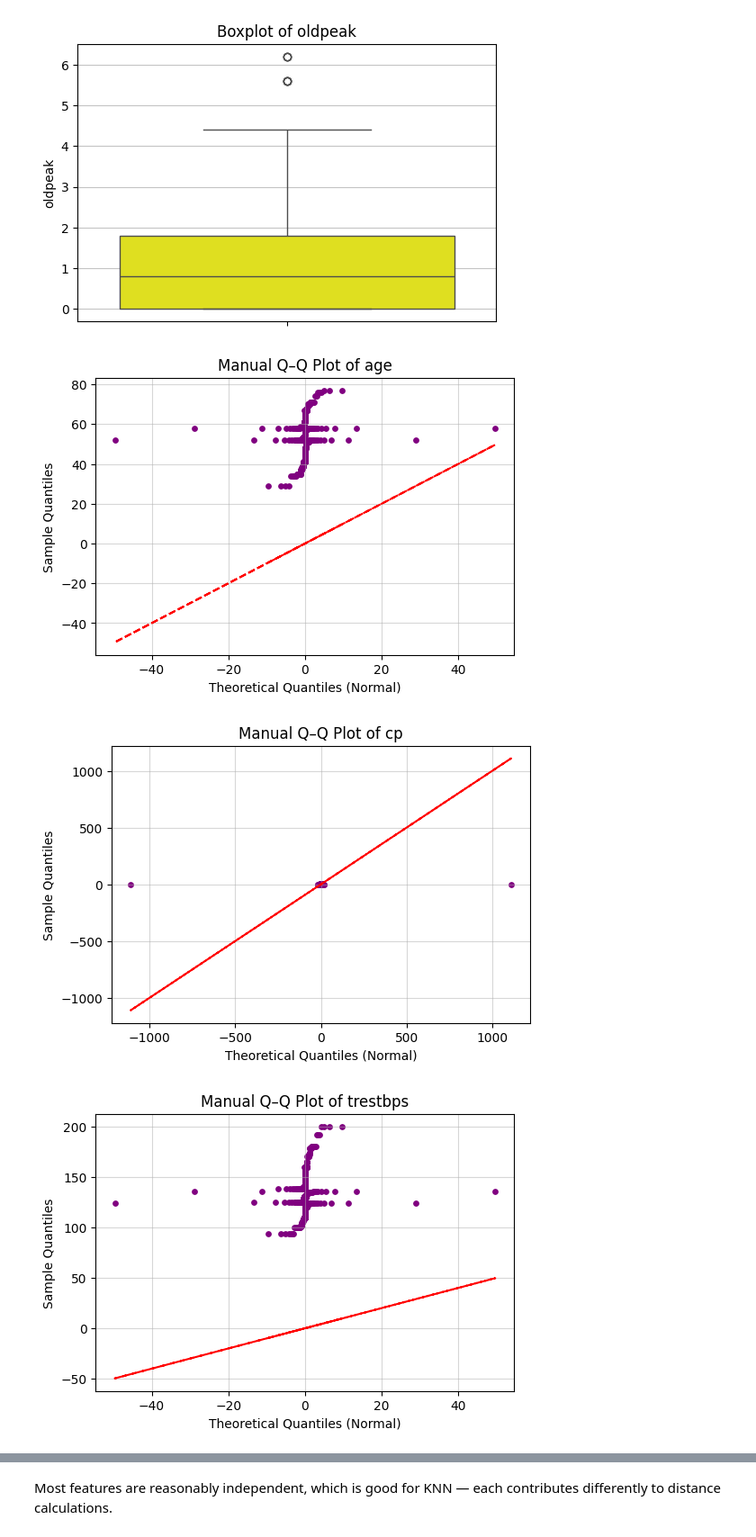
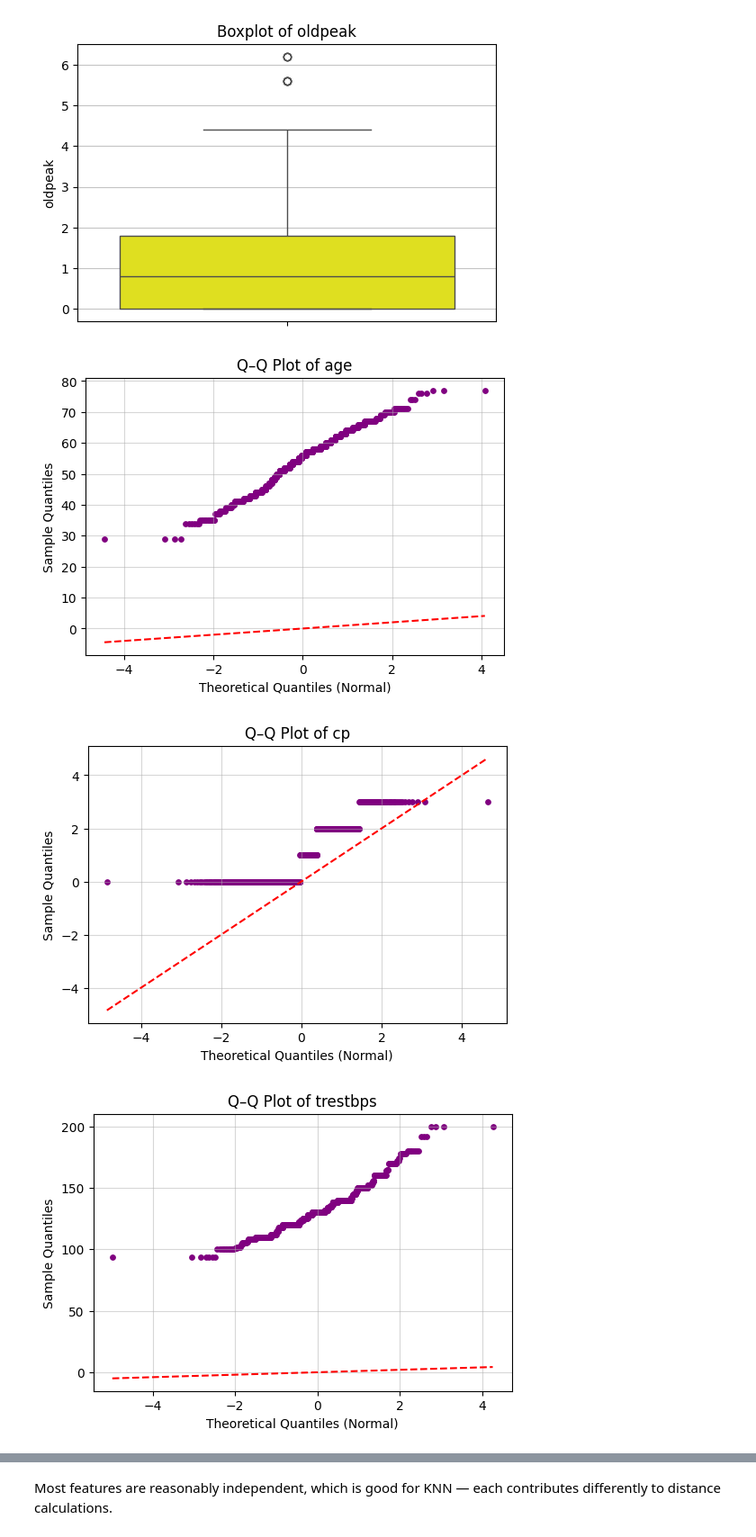
Before and after one commit to rose-giant/Data-Mining-Course-Projects, a Jupyter notebook: knn.ipynb, the cells around one changed output, grey strips where cells are left out. Shown at 90% size. Cells and saved outputs as stored; diff of their text form; code cells hidden in the pictures.

Commit message:
feat: Q-Q plots generated

```diff
--- a/knn.ipynb
+++ b/knn.ipynb
@@ -255,7 +231,26 @@ for col in numeric_cols:
 [figure]
 [figure]
 # %%
+exclude_cols = ['target', 'exang', 'fbs', 'sex']
+numeric_cols = [col for col in df.select_dtypes(include=['int64', 'float64']).columns
+                if col not in exclude_cols]
+def normal_quantiles(size):
+    return np.quantile(np.random.normal(0, 1, 100000), np.linspace(0, 1, size))
+
+for col in numeric_cols:
+    data = df[col].dropna().values
+    data_sorted = np.sort(data)
+    theoretical = normal_quantiles(len(data_sorted))
+
+    plt.figure(figsize=(6, 4))
+    plt.scatter(theoretical, data_sorted, color='purple', s=15)
+    plt.plot(theoretical, theoretical, color='red', linestyle='--')
+    plt.title(f'Q–Q Plot of {col}')
+    plt.xlabel('Theoretical Quantiles (Normal)')
+    plt.ylabel('Sample Quantiles')
+    plt.grid(True, alpha=0.5)
+    plt.show()
 # %% [output]
-[figure, old version]
+[figure, new version]
-[figure, old version]
+[figure, new version]
-[figure, old version]
+[figure, new version]
```
Also changed, not shown: parts of 3 cells of this notebook.
